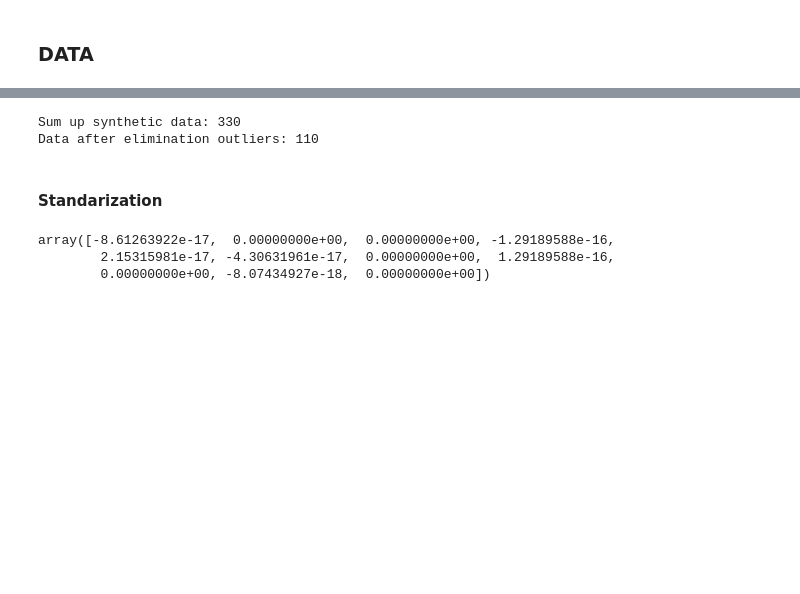
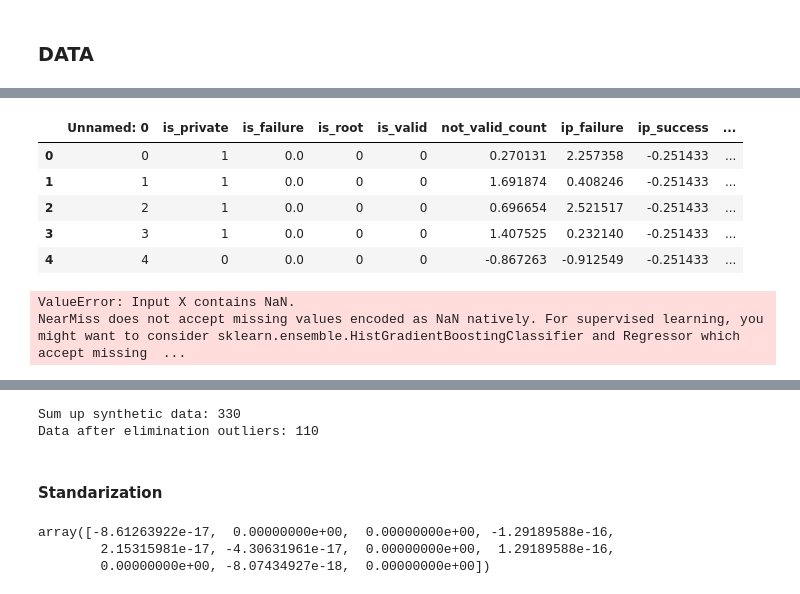
Before and after one commit to BeNNeTTcik/undersampling_data, a Jupyter notebook: notebooks/under_ssh.ipynb, the cells around one changed output, grey strips where cells are left out. Cells and saved outputs as stored; diff of their text form; code cells hidden in the pictures; blank space fills up the shorter version.

```diff
--- a/notebooks/under_ssh.ipynb
+++ b/notebooks/under_ssh.ipynb
@@ -97,0 +183,27 @@ min_original_data = pd.read_csv("D:\\ml\\undersampling_data\\notebooks\\res.csv"
+# %%
+original_data = pd.read_csv("D:\\ml\\undersampling_data\\data\\ssh\\stan_original_data.csv")
+smote_data = pd.read_csv("D:\\ml\\undersampling_data\\data\\ssh\\stan_smote_data.csv")
+GAN_data = pd.read_csv("D:\\ml\\undersampling_data\\data\\ssh\\stan_GAN_data.csv")
+borderline_data = pd.read_csv("D:\\ml\\undersampling_data\\data\\ssh\\stan_borderline_data.csv")
+# %%
+smote_data.head()
+# %% [output]
+|  | Unnamed: 0 | is_private | is_failure | is_root | is_valid | not_valid_count | ip_failure | ip_success | ... |
+| 0 | 0 | 1 | 0.0 | 0 | 0 | 0.270131 | 2.257358 | -0.251433 | ... |
+| 1 | 1 | 1 | 0.0 | 0 | 0 | 1.691874 | 0.408246 | -0.251433 | ... |
+| 2 | 2 | 1 | 0.0 | 0 | 0 | 0.696654 | 2.521517 | -0.251433 | ... |
+| 3 | 3 | 1 | 0.0 | 0 | 0 | 1.407525 | 0.232140 | -0.251433 | ... |
+| 4 | 4 | 0 | 0.0 | 0 | 0 | -0.867263 | -0.912549 | -0.251433 | ... |
+# %%
+data1 = pd.concat([GAN_data, smote_data], axis=0, ignore_index=True)
+data2 = pd.concat([borderline_data, original_data], axis=0, ignore_index=True)
+NM_data = pd.concat([data1, data2], axis=0, ignore_index=True)
+NM_data = NM_data.reset_index(drop=True)
+
+y_under_NM = NM_data['target']
+X_under_NM = NM_data.drop(columns=["target", "source"])
+NM = NearMiss()
+X_NM, y_NM = NM.fit_resample(X_under_NM, y_under_NM)
+# %% [output]
+ValueError: Input X contains NaN.
+NearMiss does not accept missing values encoded as NaN natively. For supervised learning, you might want to consider sklearn.ensemble.HistGradientBoostingClassifier and Regressor which accept missing  ...
```
Also changed, not shown: parts of 9 cells of this notebook, 7 other files.
